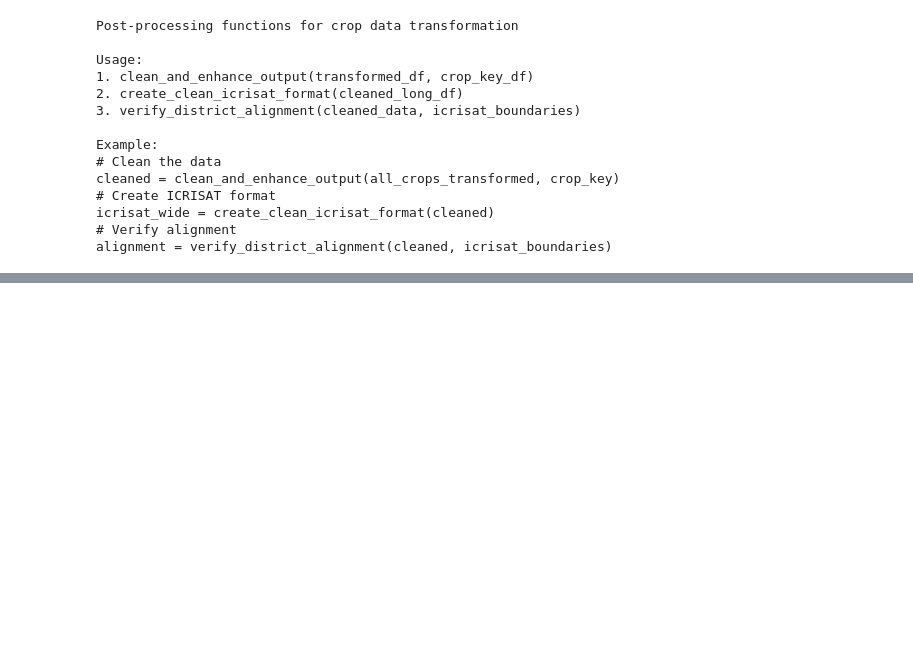
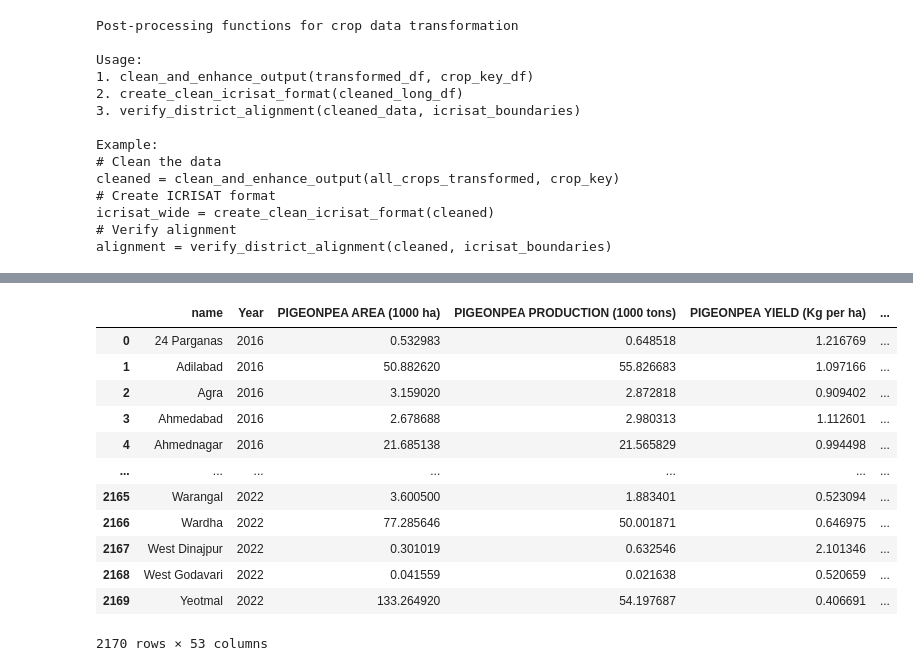
Before and after one commit to michaelmfoley/india_hybrid_methodology, a Jupyter notebook: mike/icrisat_and_hybrid/icrisat_weighting.ipynb, the cells around one changed output, grey strips where cells are left out. Saved outputs shown, nothing was run; the diff lists cells and outputs as text; code cells hidden in the pictures; blank space fills up the shorter version.

```diff
--- a/mike/icrisat_and_hybrid/icrisat_weighting.ipynb
+++ b/mike/icrisat_and_hybrid/icrisat_weighting.ipynb
@@ -1108,0 +1150,16 @@ NameError: name 'all_crops_transformed' is not defined
+# %%
+clean_icrisat_wide
+# %% [output]
+|  | name | Year | PIGEONPEA AREA (1000 ha) | PIGEONPEA PRODUCTION (1000 tons) | PIGEONPEA YIELD (Kg per ha) | ... |
+| 0 | 24 Parganas | 2016 | 0.532983 | 0.648518 | 1.216769 | ... |
+| 1 | Adilabad | 2016 | 50.882620 | 55.826683 | 1.097166 | ... |
+| 2 | Agra | 2016 | 3.159020 | 2.872818 | 0.909402 | ... |
+| 3 | Ahmedabad | 2016 | 2.678688 | 2.980313 | 1.112601 | ... |
+| 4 | Ahmednagar | 2016 | 21.685138 | 21.565829 | 0.994498 | ... |
+| ... | ... | ... | ... | ... | ... | ... |
+| 2165 | Warangal | 2022 | 3.600500 | 1.883401 | 0.523094 | ... |
+| 2166 | Wardha | 2022 | 77.285646 | 50.001871 | 0.646975 | ... |
+| 2167 | West Dinajpur | 2022 | 0.301019 | 0.632546 | 2.101346 | ... |
+| 2168 | West Godavari | 2022 | 0.041559 | 0.021638 | 0.520659 | ... |
+| 2169 | Yeotmal | 2022 | 133.264920 | 54.197687 | 0.406691 | ... |
+2170 rows × 53 columns
```
Also changed, not shown: parts of 9 cells of this notebook.
